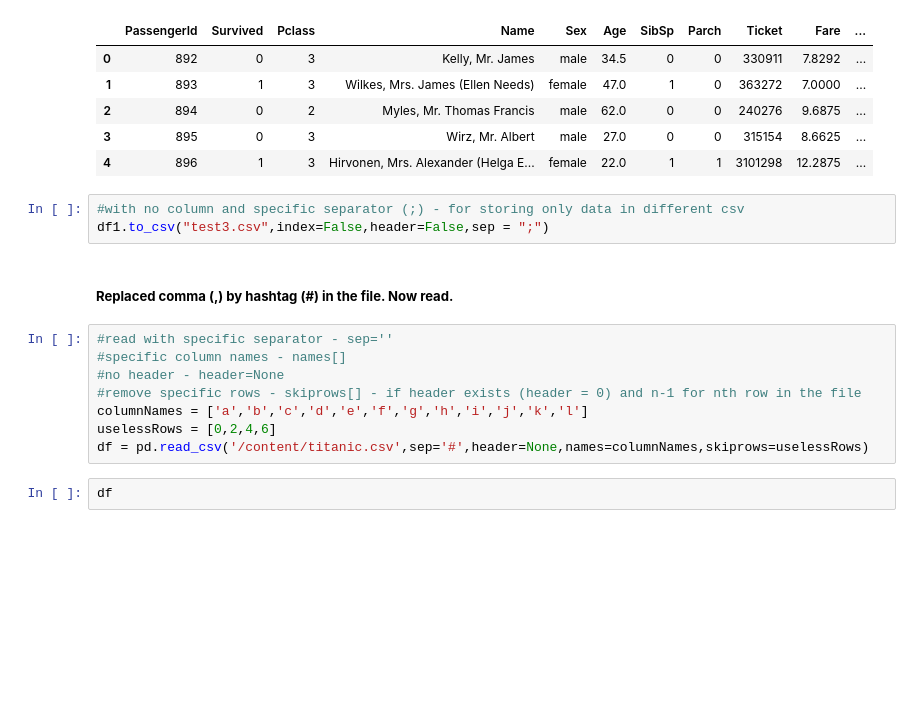
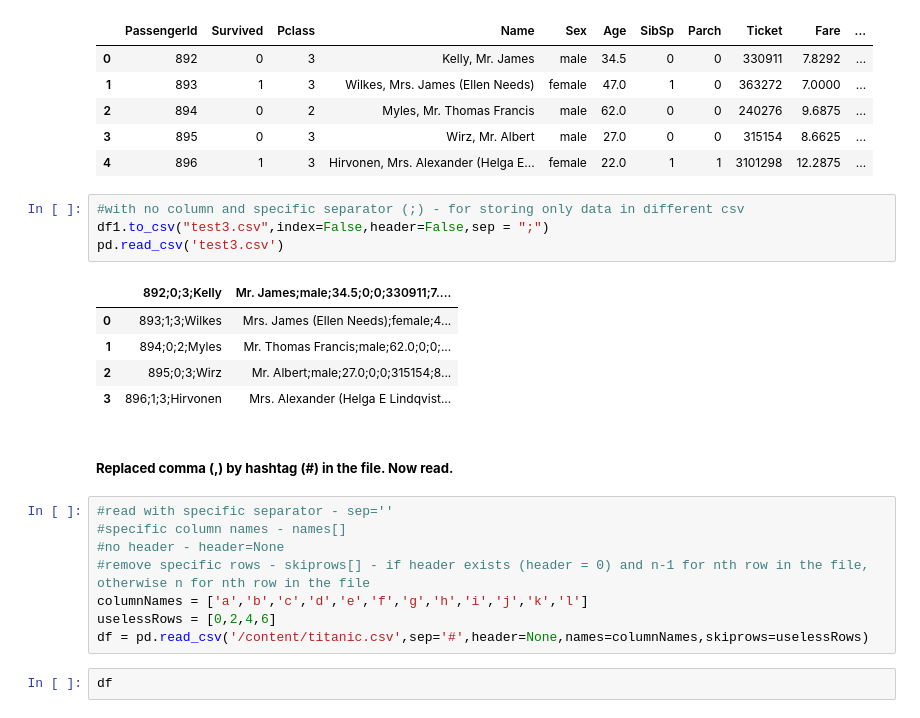
Before and after one commit to SoumyadeepDebnath/DSE_Onboarding, a Jupyter notebook: 6. Pandas.ipynb, the cells around one changed output. Drawn from its saved outputs; the diff is of its cells as text; blank space fills up the shorter version.

```diff
--- a/6. Pandas.ipynb
+++ b/6. Pandas.ipynb
@@ -65,13 +65,20 @@ pd.read_csv('test2.csv')
 # %%
 #with no column and specific separator (;) - for storing only data in different csv
 df1.to_csv("test3.csv",index=False,header=False,sep = ";")
+pd.read_csv('test3.csv')
+# %% [output]
+|  | 892;0;3;Kelly | Mr. James;male;34.5;0;0;330911;7.... |
+| 0 | 893;1;3;Wilkes | Mrs. James (Ellen Needs);female;4... |
+| 1 | 894;0;2;Myles | Mr. Thomas Francis;male;62.0;0;0;... |
+| 2 | 895;0;3;Wirz | Mr. Albert;male;27.0;0;0;315154;8... |
+| 3 | 896;1;3;Hirvonen | Mrs. Alexander (Helga E Lindqvist... |
 # %% [markdown]
 ##### **Replaced comma (,) by hashtag (#) in the file. Now read.**
 # %%
 #read with specific separator - sep=''
 #specific column names - names[]
 #no header - header=None
-#remove specific rows - skiprows[] - if header exists (header = 0) and n-1 for nth row in the file
+#remove specific rows - skiprows[] - if header exists (header = 0) and n-1 for nth row in the file, otherwise n for nth row in the file
 columnNames = ['a','b','c','d','e','f','g','h','i','j','k','l']
 uselessRows = [0,2,4,6]
 df = pd.read_csv('/content/titanic.csv',sep='#',header=None,names=columnNames,skiprows=uselessRows)
```
Also changed, not shown: parts of 15 cells of this notebook.
